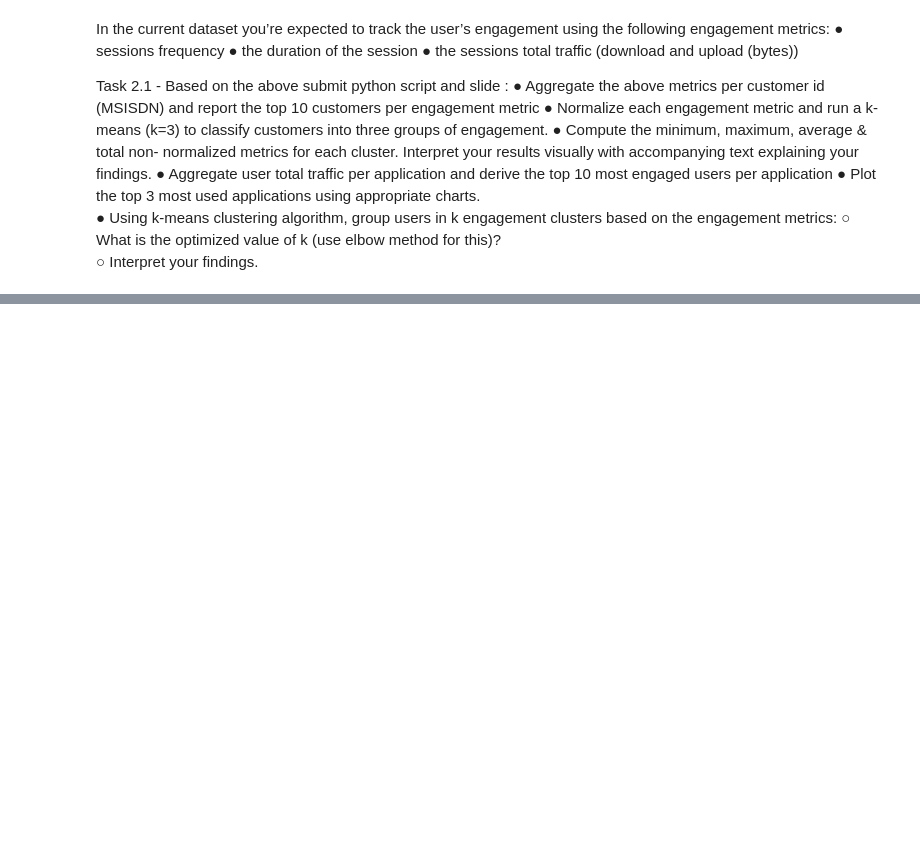
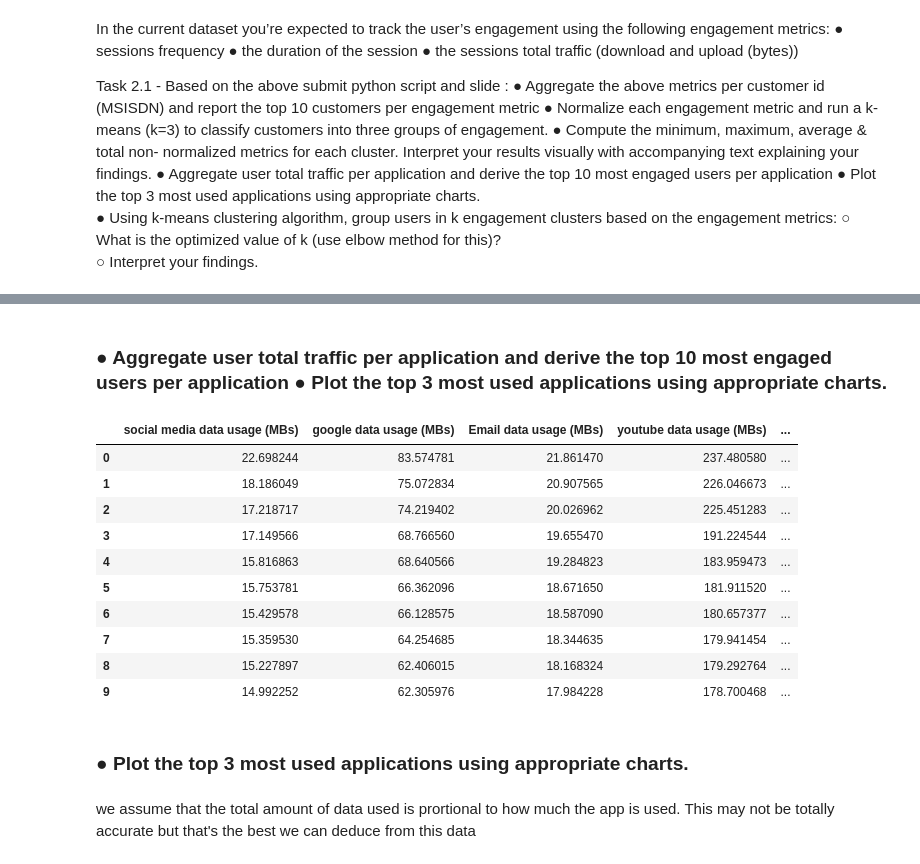
Before and after one commit to JimohAR/it_core_project1, a Jupyter notebook: src/notebooks/task2.ipynb, the cells around one changed output, grey strips where cells are left out. Cells and saved outputs as stored; diff of their text form; code cells hidden in the pictures; blank space fills up the shorter version.

```diff
--- a/src/notebooks/task2.ipynb
+++ b/src/notebooks/task2.ipynb
@@ -24,3 +26,21 @@ Task 2.1 - Based on the above submit python script and slide :
 ●	Using k-means clustering algorithm, group users in k engagement clusters based on the engagement metrics:
 ○	What is the optimized value of k (use elbow method for this)?
 ○	Interpret your findings.
+# %%
+if "google.colab" in str(get_ipython()):
+    !pip install dvc[gdrive] > /content/piplog.txt
+    print(">> g-colab detected \ncloning repo from github\n")
+    !git clone https://github.com/JimohAR/it_core_project1
+
+    print("\n>> changing path to the repo\n")
+    os.chdir("/content/it_core_project1")
+
+    print("\n>> downloading the datasets\n")
+    !dvc import https://github.com/JimohAR/it_core_project1 data/telco.csv \
+    -o data/telco.csv
+
+    print("\n>> set up path to the data directory")
+    path = os.getcwd() + "/data/"
+else:
+    print("\n>> set up path to the data directory")
+    path = os.path.abspath(os.getcwd() + "/../../data") + "/"
@@ -27,3 +65,5 @@ Task 2.1 - Based on the above submit python script and slide :
+# %%
+aggregates = pd.read_csv(path + "aggregates.csv", index_col=["MSISDN"])
 # %%
 engagement = aggregates[["tot number of session", "tot sessions duration (hrs)", "tot data usage (MBs)"]]
 # %%
@@ -43,0 +188,28 @@ top10_users_with_high_data_usage = (engagement["tot data usage (MBs)"]
+# %% [markdown]
+###  ● Aggregate user total traffic per application and derive the top 10 most engaged users per application ● Plot the top 3 most used applications using appropriate charts.
+# %%
+app_cols = ['social media data usage (MBs)', 'google data usage (MBs)',
+       'Email data usage (MBs)', 'youtube data usage (MBs)',
+       'netflix data usage (MBs)', 'gaming apps data usage (MBs)',
+       ]
+largest_10_entries_per_metric = pd.DataFrame()
+for i in app_cols:
+    largest_10_entries_per_metric[i] = aggregates[i].sort_values(ascending= False).head(10).tolist()
+# %%
+largest_10_entries_per_metric
+# %% [output]
+|  | social media data usage (MBs) | google data usage (MBs) | Email data usage (MBs) | youtube data usage (MBs) | ... |
+| 0 | 22.698244 | 83.574781 | 21.861470 | 237.480580 | ... |
+| 1 | 18.186049 | 75.072834 | 20.907565 | 226.046673 | ... |
+| 2 | 17.218717 | 74.219402 | 20.026962 | 225.451283 | ... |
+| 3 | 17.149566 | 68.766560 | 19.655470 | 191.224544 | ... |
+| 4 | 15.816863 | 68.640566 | 19.284823 | 183.959473 | ... |
+| 5 | 15.753781 | 66.362096 | 18.671650 | 181.911520 | ... |
+| 6 | 15.429578 | 66.128575 | 18.587090 | 180.657377 | ... |
+| 7 | 15.359530 | 64.254685 | 18.344635 | 179.941454 | ... |
+| 8 | 15.227897 | 62.406015 | 18.168324 | 179.292764 | ... |
+| 9 | 14.992252 | 62.305976 | 17.984228 | 178.700468 | ... |
+# %% [markdown]
+### ● Plot the top 3 most used applications using appropriate charts.
+# %% [markdown]
+we assume that the total amount of data used is prortional to how much the app is used. This may not be totally accurate but that's the best we can deduce from this data
```
Also changed, not shown: parts of 29 cells of this notebook, 6 other files.
